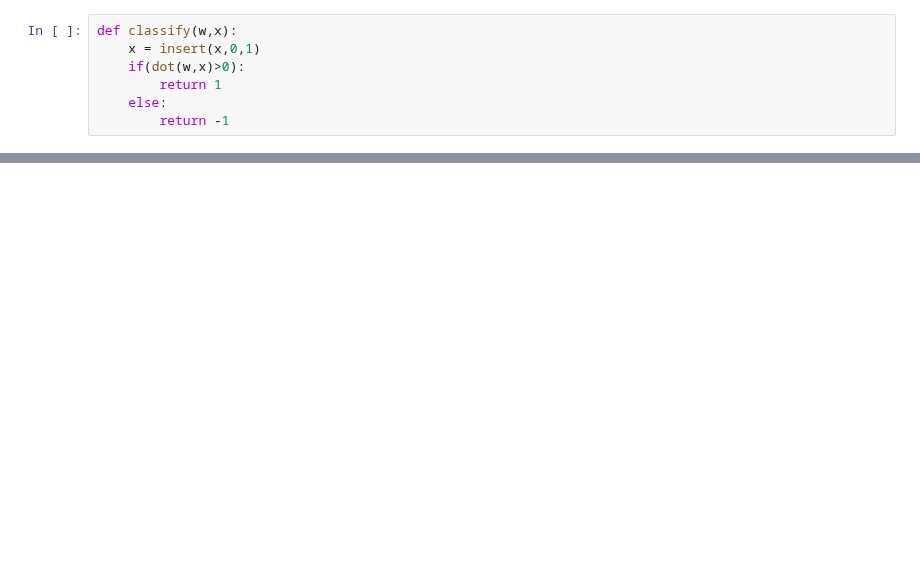
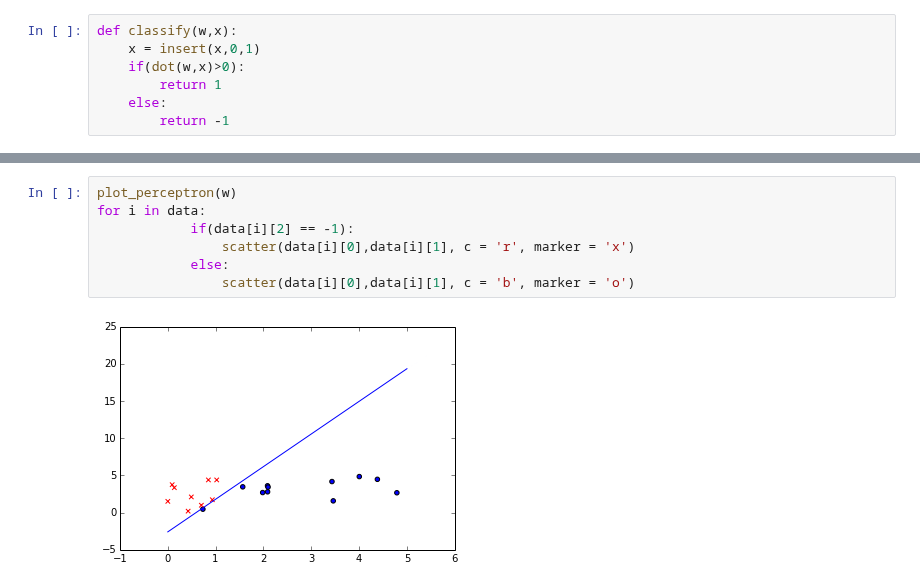
Before and after one commit to Chuphay/school, a Jupyter notebook: ML/Perceptron Learning.ipynb, the cells around one changed output, grey strips where cells are left out. Saved outputs shown, nothing was run; the diff lists cells and outputs as text; blank space fills up the shorter version.

```diff
--- a/ML/Perceptron Learning.ipynb
+++ b/ML/Perceptron Learning.ipynb
@@ -65,0 +65,9 @@ for i in range(MAX):
+# %%
+plot_perceptron(w)
+for i in data:
+            if(data[i][2] == -1):
+                scatter(data[i][0],data[i][1], c = 'r', marker = 'x')
+            else:
+                scatter(data[i][0],data[i][1], c = 'b', marker = 'o')
+# %% [output]
+[figure, added]
```
Also changed, not shown: parts of 5 cells of this notebook.
